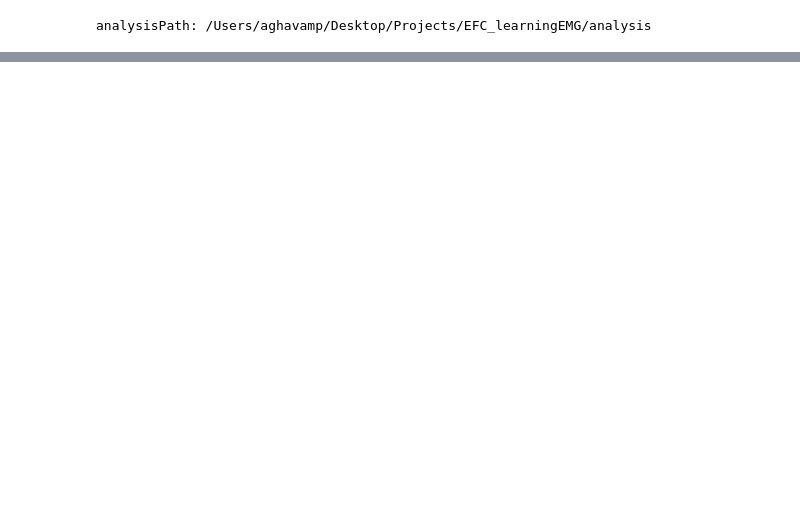
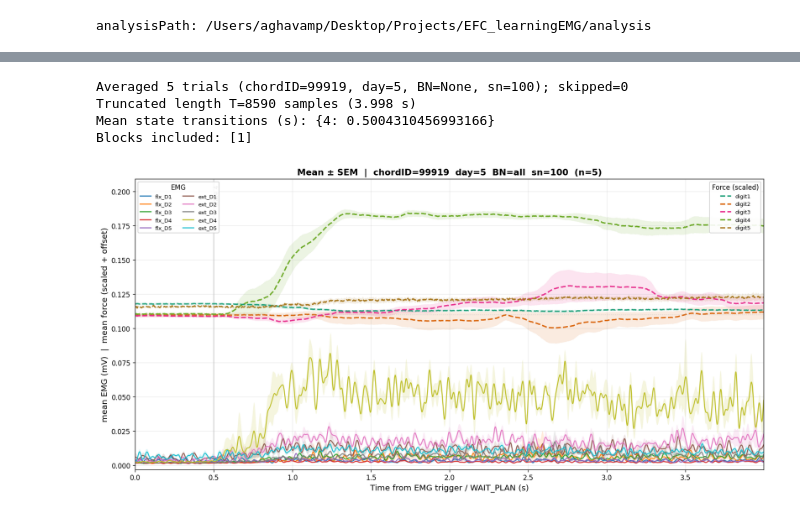
Before and after one commit to alighavam/EFC_learningEMG, a Jupyter notebook: notebooks/sanity_check.ipynb, the cells around one changed output, grey strips where cells are left out. Drawn from its saved outputs; the diff is of its cells as text; code cells hidden in the pictures; blank space fills up the shorter version.

```diff
--- a/notebooks/sanity_check.ipynb
+++ b/notebooks/sanity_check.ipynb
@@ -169,0 +47,15 @@ Force visual scale: raw peak≈3.61 → display amp≈0.47 (offset=0.705). EMG p
+# %%
+chordID = 99919   # required
+day = 5           # required (EMG on days 1 and 5)
+BN = None         # optional block; None = all
+sn = 100          # optional subject; None = all
+
+avg, fig, ax = sanity_check.plot_chord_average(
+    analysisPath, chordID=chordID, day=day, BN=BN, sn=sn
+)
+# %% [output]
+Averaged 5 trials (chordID=99919, day=5, BN=None, sn=100); skipped=0
+Truncated length T=8590 samples (3.998 s)
+Mean state transitions (s): {4: 0.5004310456993166}
+Blocks included: [1]
+[figure, added]
```
Also changed, not shown: parts of 6 cells of this notebook, 5 other files.
